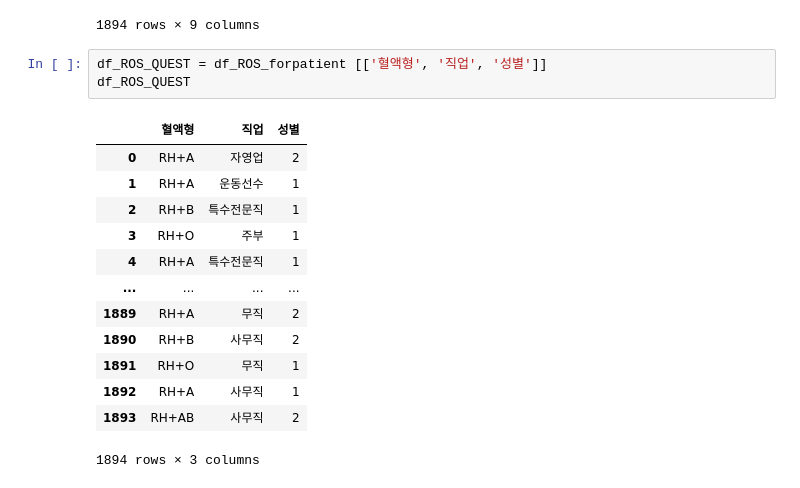
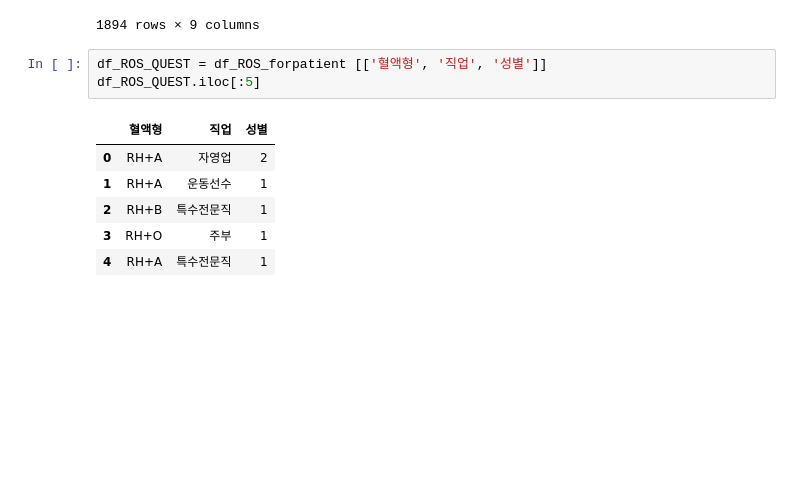
Before and after one commit to GabaeOh/study_data_analytics, a Jupyter notebook: codes/DDA/RecurrenceOfSurgery_DDA.ipynb, the cells around one changed output. Drawn from its saved outputs; the diff is of its cells as text; blank space fills up the shorter version.

```diff
--- a/codes/DDA/RecurrenceOfSurgery_DDA.ipynb
+++ b/codes/DDA/RecurrenceOfSurgery_DDA.ipynb
@@ -166,18 +166,11 @@ df_ROS_forpatient.sort_values(by=['혈액형', '직업'], ascending=[True, False
 1894 rows × 9 columns
 # %%
 df_ROS_QUEST = df_ROS_forpatient [['혈액형', '직업', '성별']]
-df_ROS_QUEST
+df_ROS_QUEST.iloc[:5]
 # %% [output]
 |  | 혈액형 | 직업 | 성별 |
 | 0 | RH+A | 자영업 | 2 |
 | 1 | RH+A | 운동선수 | 1 |
 | 2 | RH+B | 특수전문직 | 1 |
 | 3 | RH+O | 주부 | 1 |
 | 4 | RH+A | 특수전문직 | 1 |
-| ... | ... | ... | ... |
-| 1889 | RH+A | 무직 | 2 |
-| 1890 | RH+B | 사무직 | 2 |
-| 1891 | RH+O | 무직 | 1 |
-| 1892 | RH+A | 사무직 | 1 |
-| 1893 | RH+AB | 사무직 | 2 |
-1894 rows × 3 columns
```
